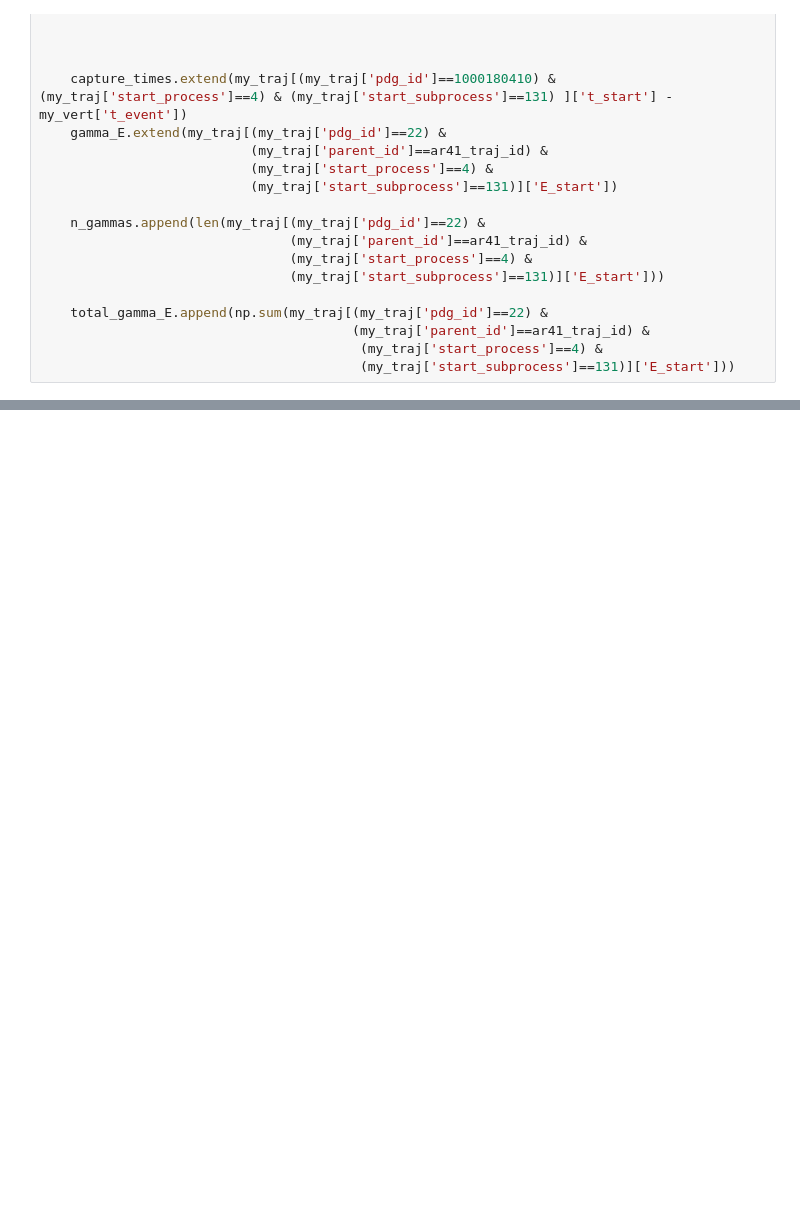
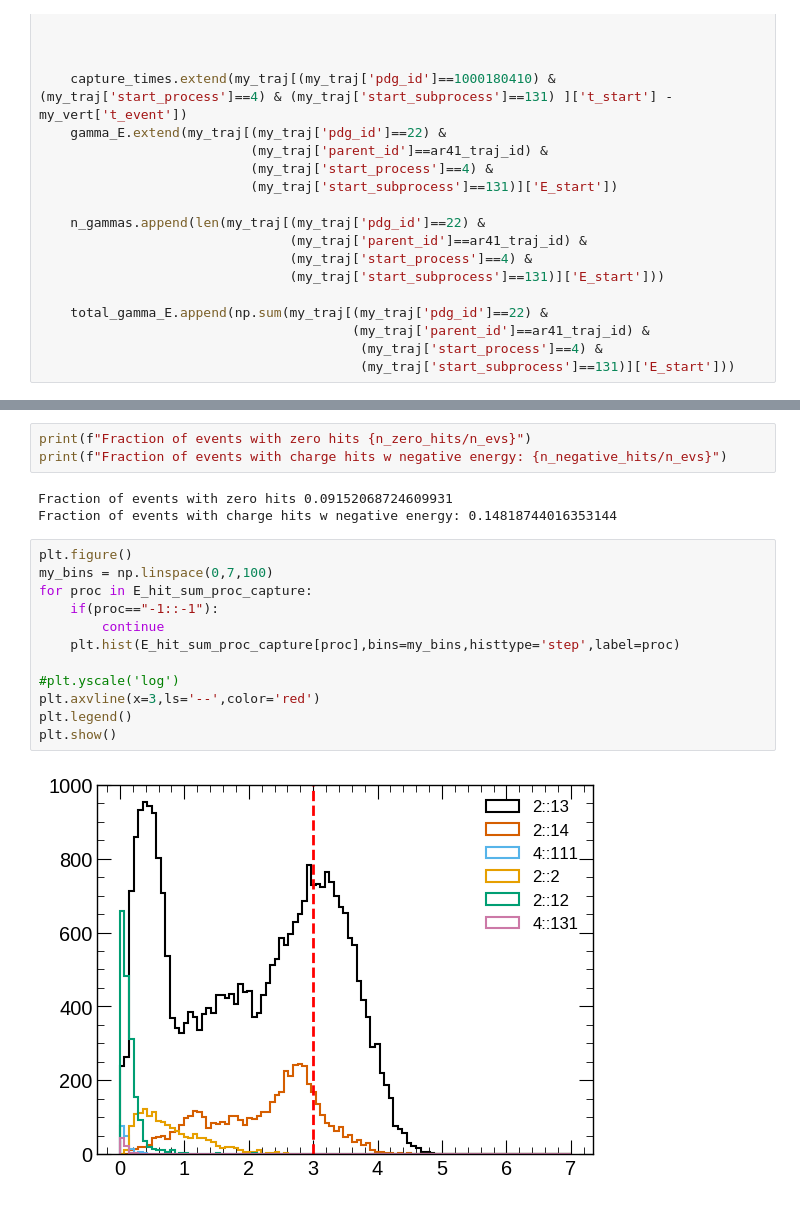
Before and after one commit to lmlepin9/2x2_neutron_sources, a Jupyter notebook: AmBe/simulations/AmBe_neutron_MC_studies_flow.ipynb, the cells around one changed output, grey strips where cells are left out. Cells and saved outputs as stored; diff of their text form; blank space fills up the shorter version.

```diff
--- a/AmBe/simulations/AmBe_neutron_MC_studies_flow.ipynb
+++ b/AmBe/simulations/AmBe_neutron_MC_studies_flow.ipynb
@@ -82,0 +318,20 @@ plt.show()
+# %%
+print(f"Fraction of events with zero hits {n_zero_hits/n_evs}")
+print(f"Fraction of events with charge hits w negative energy: {n_negative_hits/n_evs}")
+# %% [output]
+Fraction of events with zero hits 0.09152068724609931
+Fraction of events with charge hits w negative energy: 0.14818744016353144
+# %%
+plt.figure()
+my_bins = np.linspace(0,7,100)
+for proc in E_hit_sum_proc_capture:
+    if(proc=="-1::-1"):
+        continue
+    plt.hist(E_hit_sum_proc_capture[proc],bins=my_bins,histtype='step',label=proc)
+
+#plt.yscale('log')
+plt.axvline(x=3,ls='--',color='red')
+plt.legend()
+plt.show()
+# %% [output]
+[figure, added]
```
Also changed, not shown: parts of 18 cells of this notebook.
